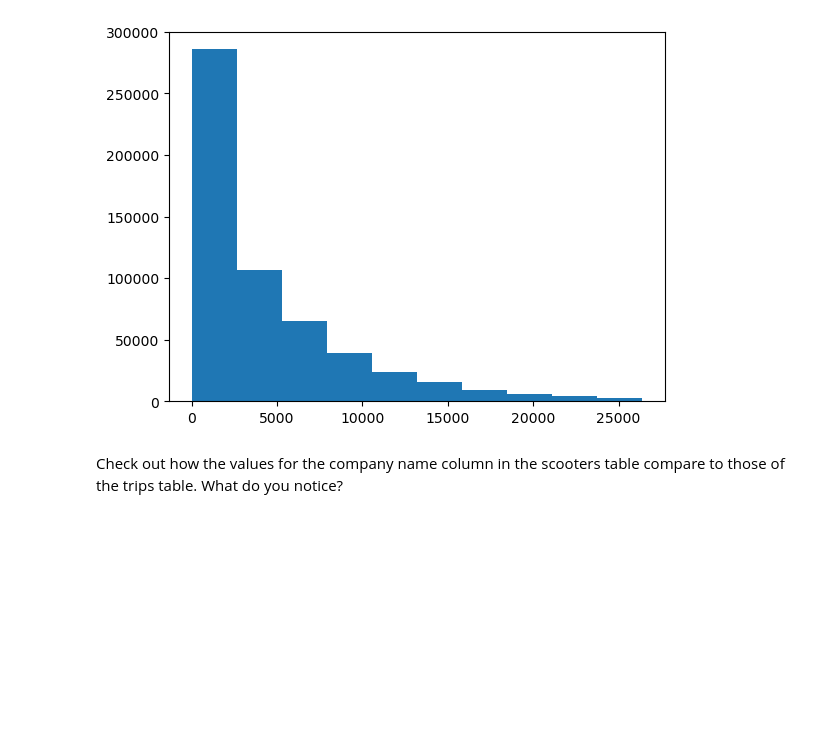
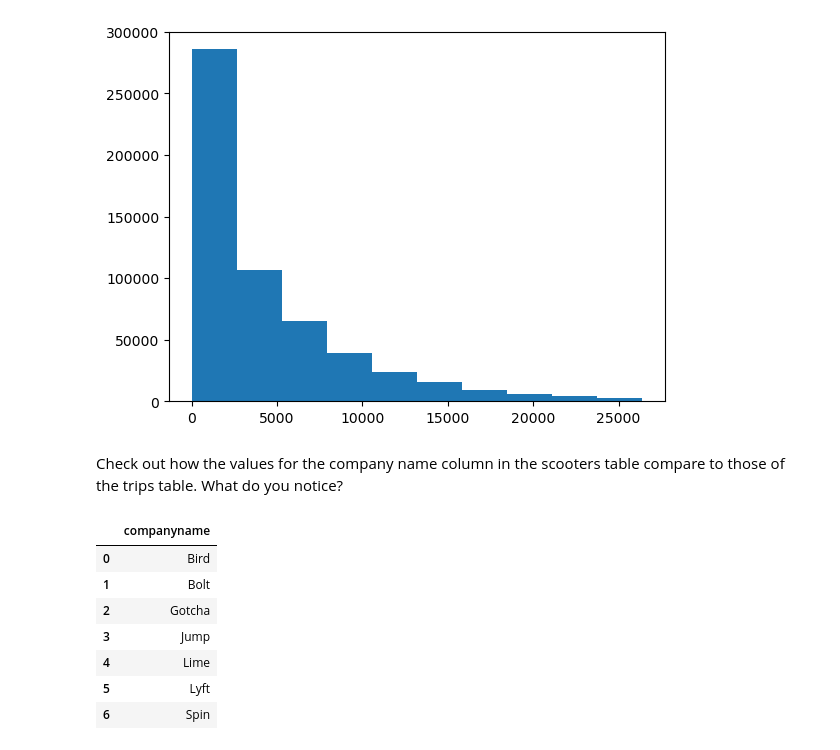
Before and after one commit to NSS-Data-Analytics-Cohort-10/scooters-group-2, a Jupyter notebook: notebooks/scooters_notebook.ipynb, the cells around one changed output. Cells and saved outputs as stored; diff of their text form; code cells hidden in the pictures; blank space fills up the shorter version.

```diff
--- a/notebooks/scooters_notebook.ipynb
+++ b/notebooks/scooters_notebook.ipynb
@@ -281,3 +281,19 @@ plt.hist(distance_distribution_5_miles)
 [figure]
 # %% [markdown]
 Check out how the values for the company name column in the scooters table compare to those of the trips table. What do you notice?
+# %%
+company_scooters_query = '''
+SELECT DISTINCT companyname
+FROM scooters
+'''
+
+pd.read_sql(company_scooters_query, con = engine)
+# %% [output]
+|  | companyname |
+| 0 | Bird |
+| 1 | Bolt |
+| 2 | Gotcha |
+| 3 | Jump |
+| 4 | Lime |
+| 5 | Lyft |
+| 6 | Spin |
```
Also changed, not shown: parts of 4 cells of this notebook.
